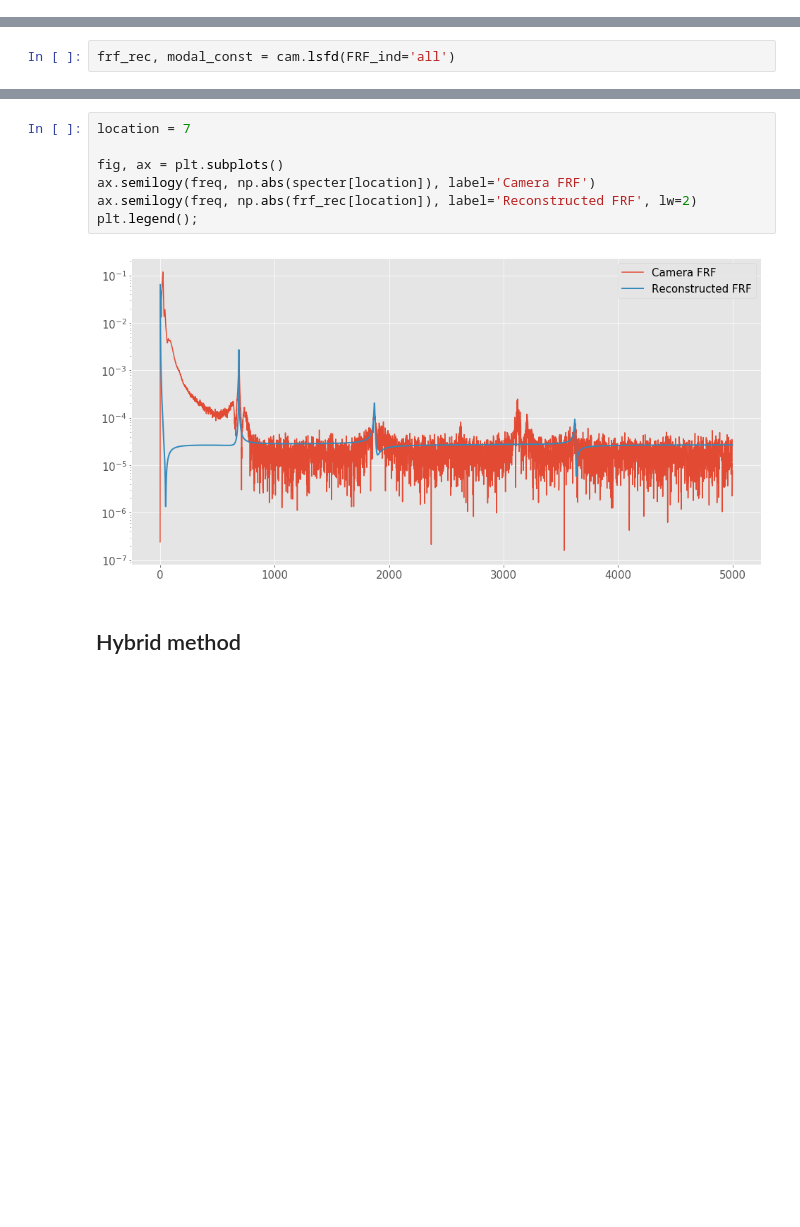
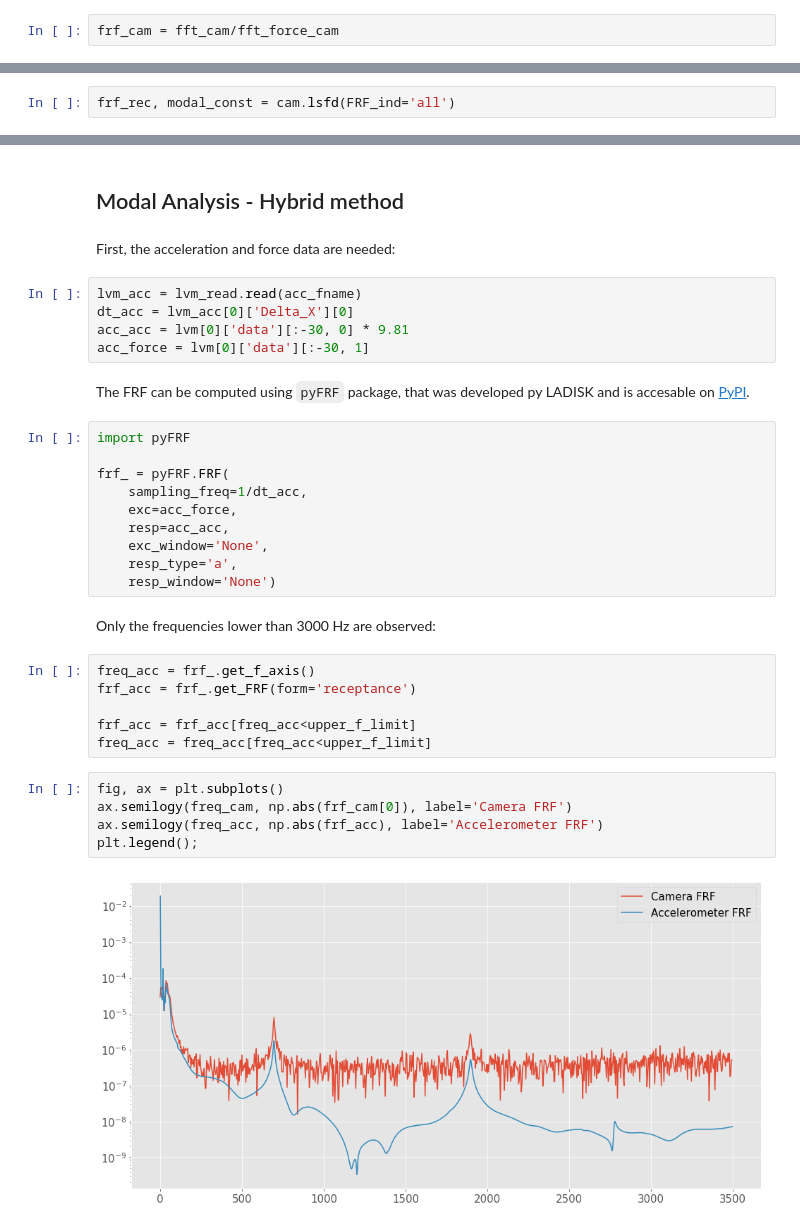
Before and after one commit to ladisk/ImageBasedModalAnalysisTutorial, a Jupyter notebook: ImageBasedModalAnalysisTutorial.ipynb, the cells around one changed output, grey strips where cells are left out. Saved outputs shown, nothing was run; the diff lists cells and outputs as text; blank space fills up the shorter version.

Commit message:
Data, notebook

```diff
--- a/ImageBasedModalAnalysisTutorial.ipynb
+++ b/ImageBasedModalAnalysisTutorial.ipynb
@@ -215,0 +300,2 @@ ax.semilogy(freq, np.abs(specter[5]));
+# %%
+frf_cam = fft_cam/fft_force_cam
@@ -247,11 +357,38 @@ plt.tight_layout()
+# %% [markdown]
+## Modal Analysis - Hybrid method
+# %% [markdown]
+First, the acceleration and force data are needed:
+# %%
+lvm_acc = lvm_read.read(acc_fname)
+dt_acc = lvm_acc[0]['Delta_X'][0]
+acc_acc = lvm[0]['data'][:-30, 0] * 9.81
+acc_force = lvm[0]['data'][:-30, 1]
+# %% [markdown]
+The FRF can be computed using ``pyFRF`` package, that was developed py LADISK and is accesable on [PyPI][1].
+
+[1]: https://pypi.org/project/pyFRF/
+# %%
+import pyFRF
+
+frf_ = pyFRF.FRF(
+    sampling_freq=1/dt_acc,
+    exc=acc_force,
+    resp=acc_acc,
+    exc_window='None',
+    resp_type='a',
+    resp_window='None')
+# %% [markdown]
+Only the frequencies lower than 3000 Hz are observed:
+# %%
+freq_acc = frf_.get_f_axis()
+frf_acc = frf_.get_FRF(form='receptance')
+
+frf_acc = frf_acc[freq_acc<upper_f_limit]
+freq_acc = freq_acc[freq_acc<upper_f_limit]
 # %%
-location = 7
-
 fig, ax = plt.subplots()
-ax.semilogy(freq, np.abs(specter[location]), label='Camera FRF')
-ax.semilogy(freq, np.abs(frf_rec[location]), label='Reconstructed FRF', lw=2)
+ax.semilogy(freq_cam, np.abs(frf_cam[0]), label='Camera FRF')
+ax.semilogy(freq_acc, np.abs(frf_acc), label='Accelerometer FRF')
 plt.legend();
 # %% [output]
-[figure, old version]
+[figure, new version]
-# %% [markdown]
-## Hybrid method
```
Also changed, not shown: parts of 79 cells of this notebook, 10 other files.
